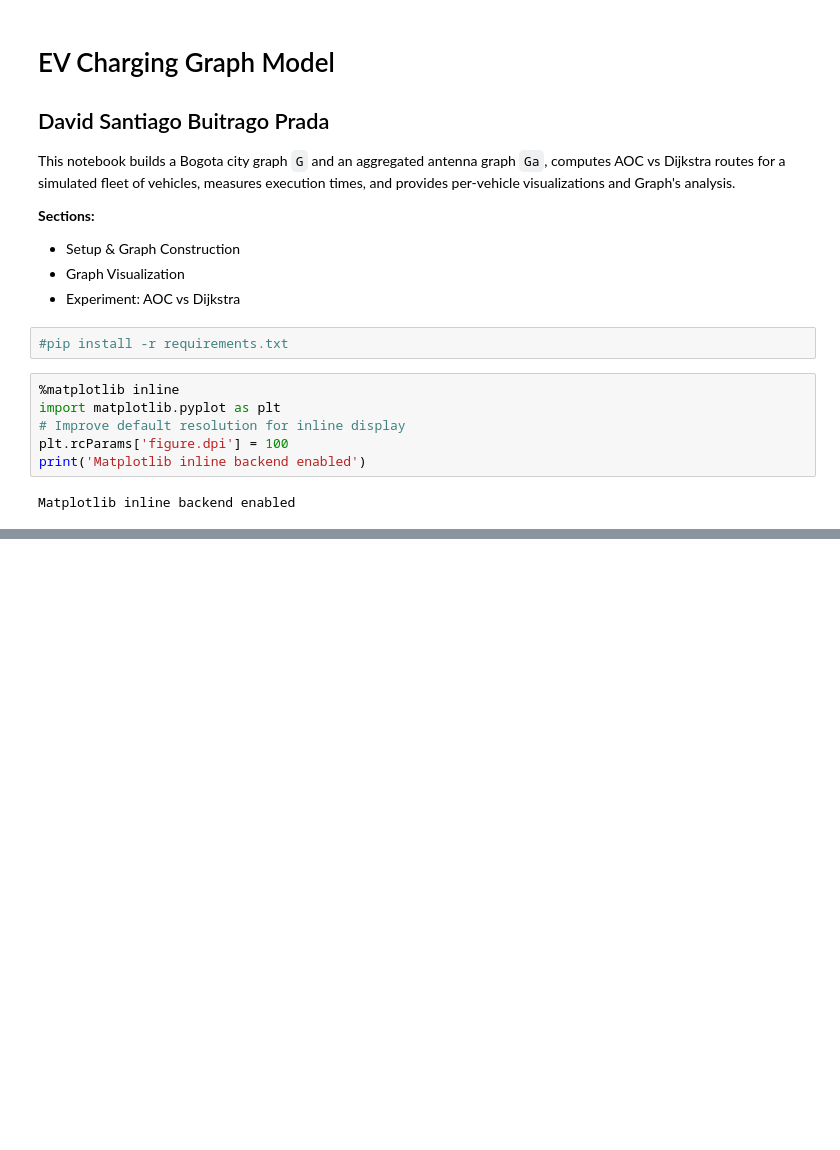
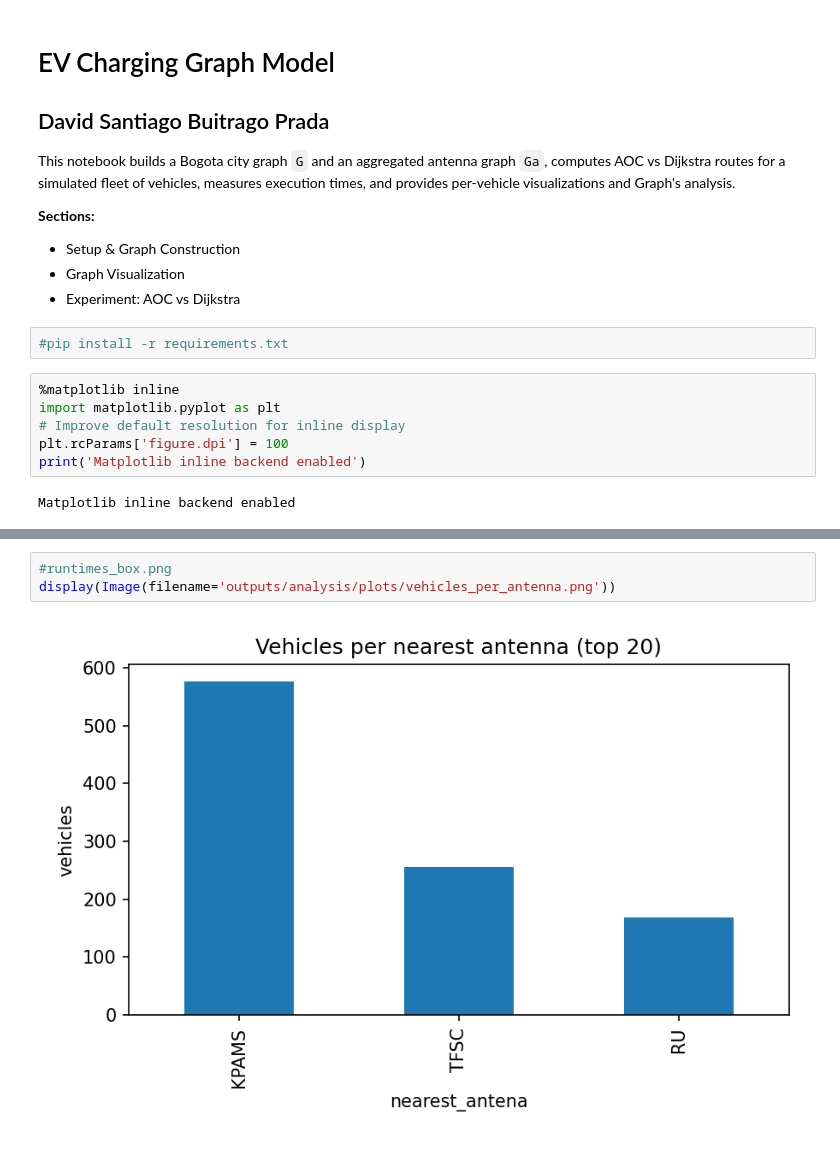
Before and after one commit to SantiagoBP95/Graph-Theory, a Jupyter notebook: Electric Vehicle Charging Network/ev_charging_graph_model.ipynb, the cells around one changed output, grey strips where cells are left out. Saved outputs shown, nothing was run; the diff lists cells and outputs as text; blank space fills up the shorter version.

```diff
--- a/Electric Vehicle Charging Network/ev_charging_graph_model.ipynb
+++ b/Electric Vehicle Charging Network/ev_charging_graph_model.ipynb
@@ -297,0 +423,5 @@ else:
+# %%
+#runtimes_box.png
+display(Image(filename='outputs/analysis/plots/vehicles_per_antenna.png'))
+# %% [output]
+[figure, added]
```
Also changed, not shown: parts of 15 cells of this notebook, 11 other files.
